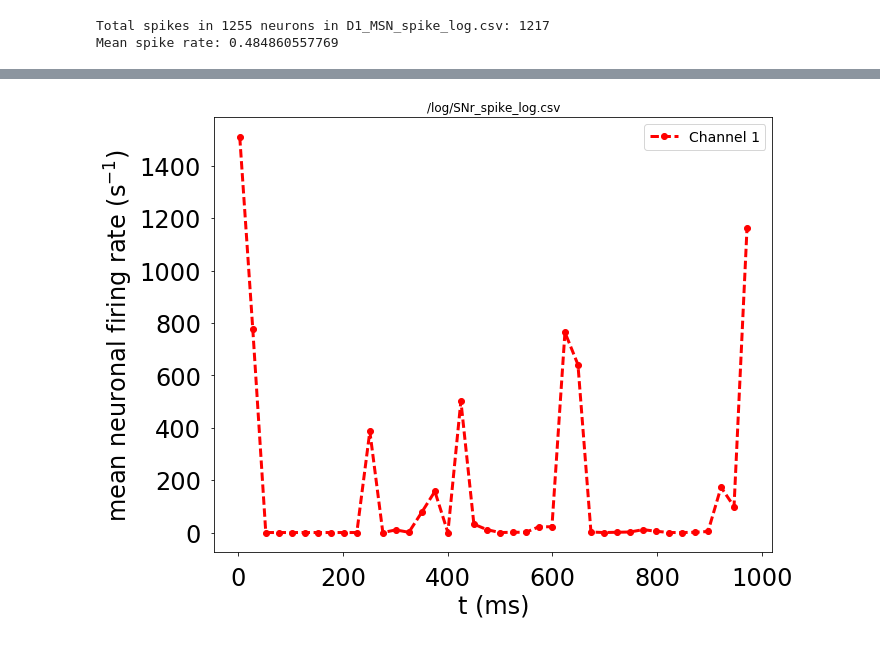
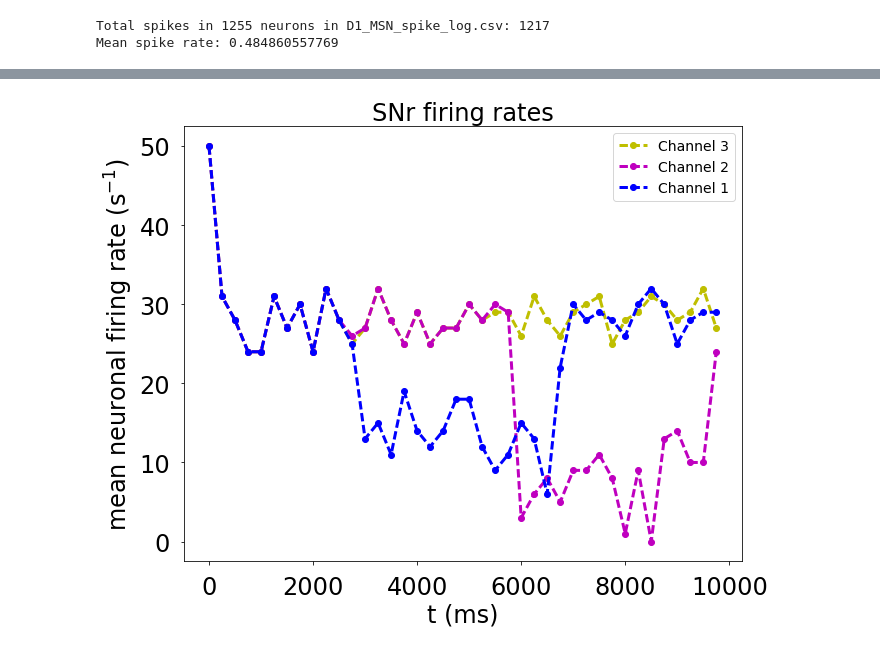
Before and after one commit to ABRG-Models/GPR-BSB, a Jupyter notebook: labbook/GPR-BSB-1CH.ipynb, the cells around one changed output, grey strips where cells are left out. Cells and saved outputs as stored; diff of their text form; code cells hidden in the pictures.

Commit message:
Latest lab book notebook results

```diff
--- a/labbook/GPR-BSB-1CH.ipynb
+++ b/labbook/GPR-BSB-1CH.ipynb
@@ -197,5 +320,32 @@ vis_data('/home/seb/src/SpineML_2_BRAHMS/temp/Spiking_BG_BSB_1ch_e0','/log/GPe_s
-# %%
-# SNr population
-vis_data('/home/seb/src/SpineML_2_BRAHMS/temp/Spiking_BG_BSB_1ch_e0','/log/SNr_spike_log.csv', 27, simlength)
-# %% [output]
-[figure, removed]
+# %%
+# Graph the results from above
+
+%matplotlib inline
+import matplotlib.pyplot as plt
+plt.figure(figsize=(10,8))
+
+plt.plot (bin_edges2[0:-1],frch3, '--', color='y', marker='o', label='Channel 3', linewidth=3)
+plt.plot (bin_edges2[0:-1],frch2, '--', color='m', marker='o', label='Channel 2', linewidth=3)
+plt.plot (bin_edges1[0:-1],frch1, '--', color='b', marker='o', label='Channel 1', linewidth=3)
+
+plt.legend(loc='best',fontsize=14)
+
+plt.xlabel('t (ms)',fontsize=24);
+
+from matplotlib import rc
+plt.ylabel('mean neuronal firing rate (s$^{-1}$)',fontsize=24);
+plt.tick_params(axis='x', labelsize=24, pad=10)
+plt.tick_params(axis='y', labelsize=24, pad=10)
+
+plt.title('SNr firing rates', fontsize=24)
+
+graphdir = '/home/seb/models/GPR-BSB/labbook/'
+
+filename = 'bgbsb3_snr'
+plt.savefig('{0}{1}.svg'.format(graphdir, filename))
+
+plt.show()
+
+np.savetxt(graphdir+'snr_rates.csv', d1spikes, fmt='%d', delimiter=',', newline='\n')
+# %% [output]
+[figure, added]
```
Also changed, not shown: parts of 13 cells of this notebook, 1 other file.
